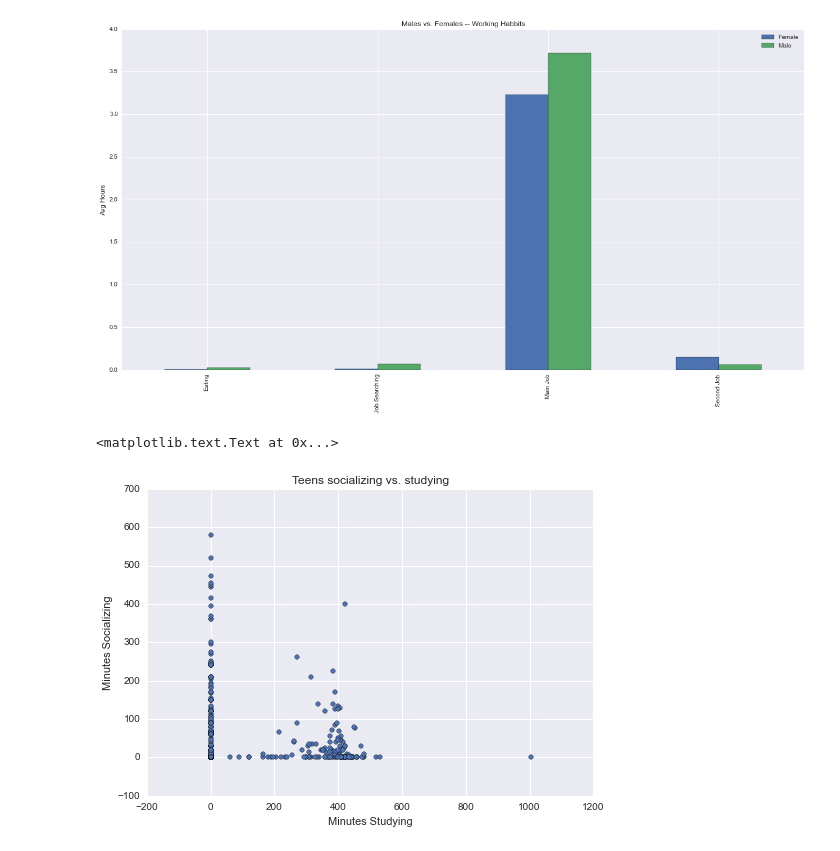
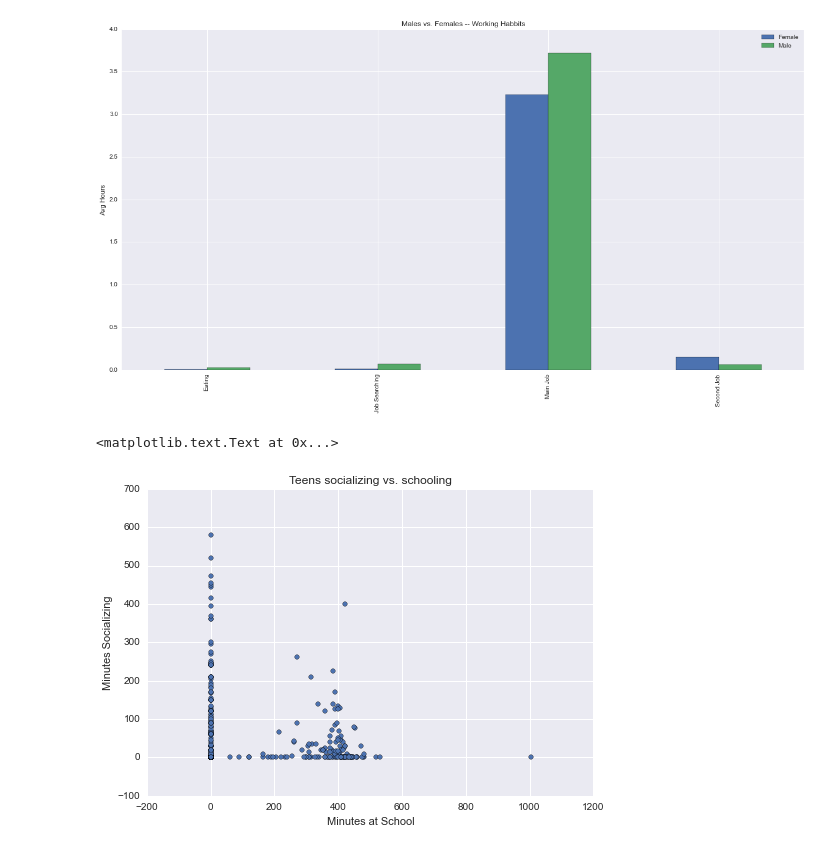
Before and after one commit to zseaborn63/atus-analysis, a Jupyter notebook: Finish Point.ipynb, the cells around one changed output. Saved outputs shown, nothing was run; the diff lists cells and outputs as text; code cells hidden in the pictures.

```diff
--- a/Finish Point.ipynb
+++ b/Finish Point.ipynb
@@ -69,9 +69,9 @@ plt.show()
 # %%
 teens_study = ammend_data(summary, teenager_crit, ["t120304", 't060101', 't120101', "TEAGE", "tucaseid"])
 # %%
-teens_study.plot(kind="scatter", x='t060101', y="t120101", title="Teens socializing vs. studying")
-plt.xlabel("Minutes Studying")
+teens_study.plot(kind="scatter", x='t060101', y="t120101", title="Teens socializing vs. schooling")
+plt.xlabel("Minutes at School")
 plt.ylabel("Minutes Socializing")
 # %% [output]
 <matplotlib.text.Text at 0x...>
-[figure, old version]
+[figure, new version]
```
